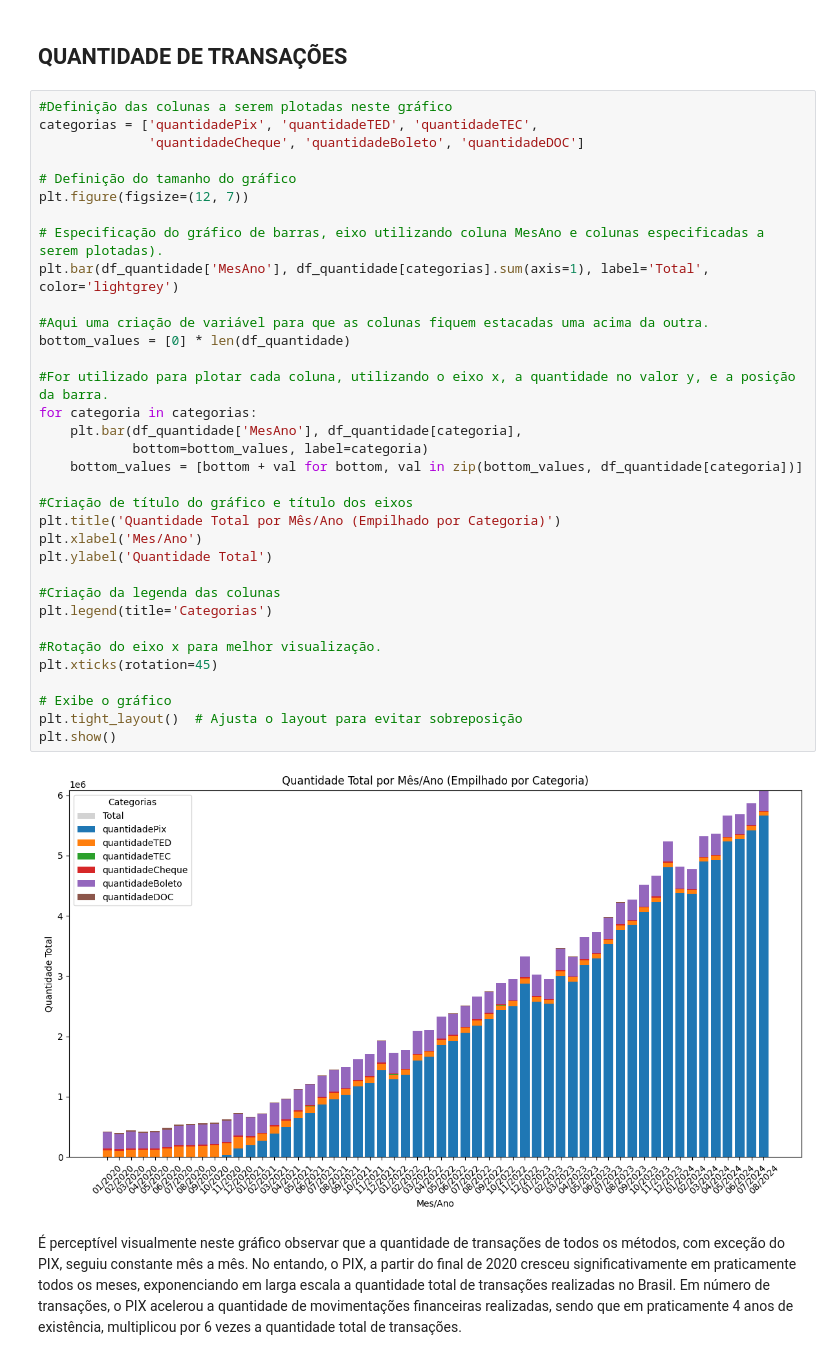
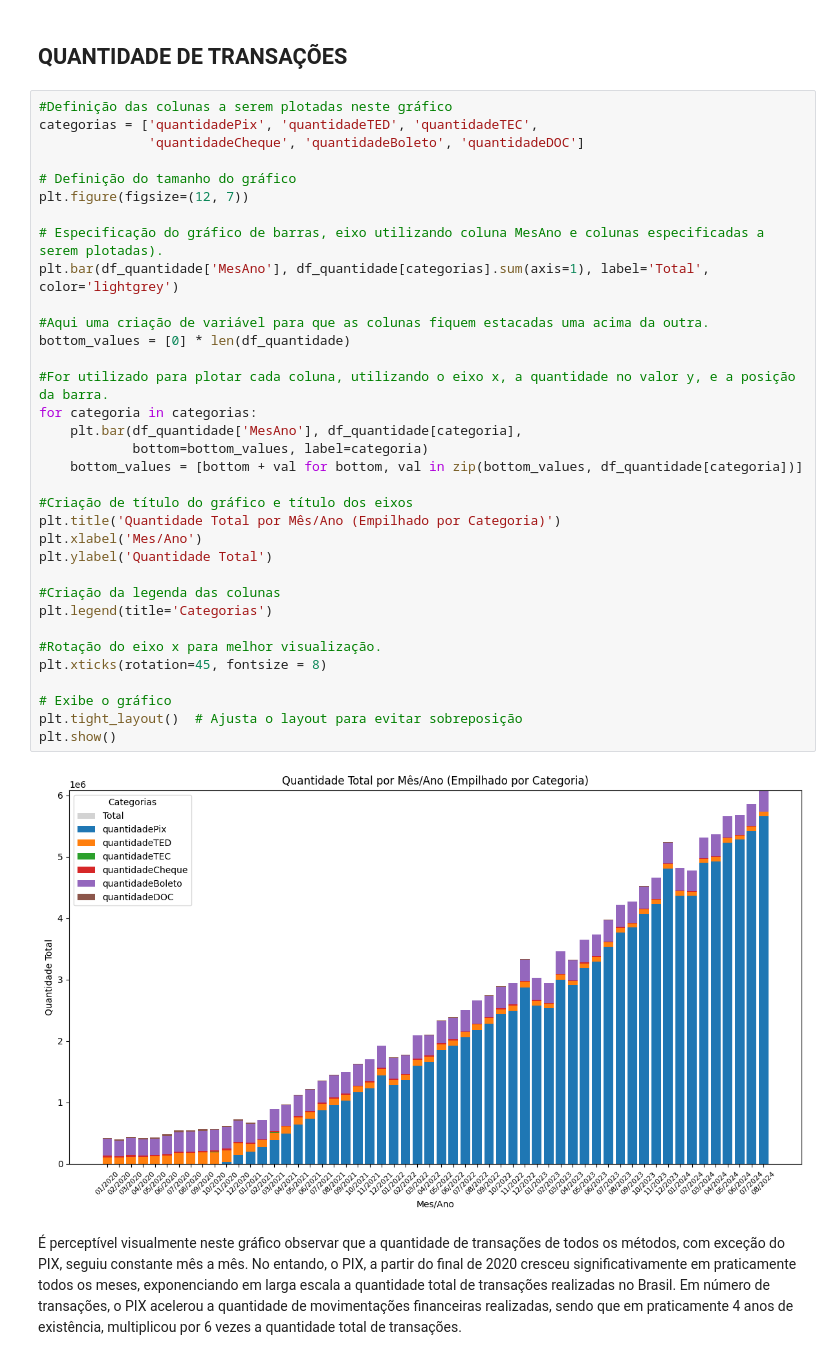
Before and after one commit to guilhermegfv/sprint_analisededados, a Jupyter notebook: Notebook/MVP_AnaliseDeDados.ipynb, the cells around one changed output. Cells and saved outputs as stored; diff of their text form.

```diff
--- a/Notebook/MVP_AnaliseDeDados.ipynb
+++ b/Notebook/MVP_AnaliseDeDados.ipynb
@@ -200,35 +245,35 @@ categorias = ['quantidadePix', 'quantidadeTED', 'quantidadeTEC',
 
 # Definição do tamanho do gráfico
 plt.figure(figsize=(12, 7))
 
 # Especificação do gráfico de barras, eixo utilizando coluna MesAno e colunas especificadas a serem plotadas).
 plt.bar(df_quantidade['MesAno'], df_quantidade[categorias].sum(axis=1), label='Total', color='lightgrey')
 
 #Aqui uma criação de variável para que as colunas fiquem estacadas uma acima da outra.
 bottom_values = [0] * len(df_quantidade)
 
 #For utilizado para plotar cada coluna, utilizando o eixo x, a quantidade no valor y, e a posição da barra.
 for categoria in categorias:
     plt.bar(df_quantidade['MesAno'], df_quantidade[categoria],
             bottom=bottom_values, label=categoria)
     bottom_values = [bottom + val for bottom, val in zip(bottom_values, df_quantidade[categoria])]
 
 #Criação de título do gráfico e título dos eixos
 plt.title('Quantidade Total por Mês/Ano (Empilhado por Categoria)')
 plt.xlabel('Mes/Ano')
 plt.ylabel('Quantidade Total')
 
 #Criação da legenda das colunas
 plt.legend(title='Categorias')
 
 #Rotação do eixo x para melhor visualização.
-plt.xticks(rotation=45)
+plt.xticks(rotation=45, fontsize = 8)
 
 # Exibe o gráfico
 plt.tight_layout()  # Ajusta o layout para evitar sobreposição
 plt.show()
 # %% [output]
-[figure, old version]
+[figure, new version]
 # %% [markdown]
 É perceptível visualmente neste gráfico observar que a quantidade de transações de todos os métodos, com exceção do PIX, seguiu constante mês a mês. No entando, o PIX, a partir do final de 2020 cresceu significativamente em praticamente todos os meses, exponenciando em larga escala a quantidade total de transações realizadas no Brasil. Em número de transações, o PIX acelerou a quantidade de movimentações financeiras realizadas, sendo que em praticamente 4 anos de existência, multiplicou por 6 vezes a quantidade total de transações.
 # %%
```
Also changed, not shown: parts of 42 cells of this notebook.
